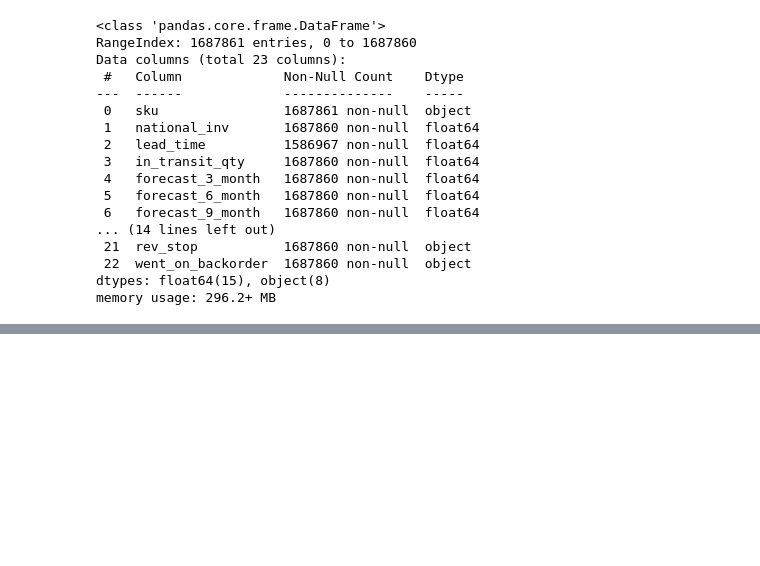
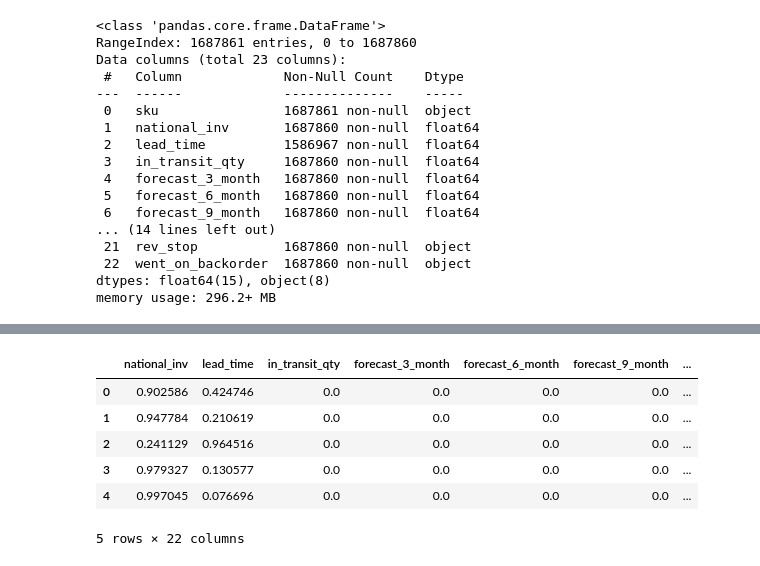
Before and after one commit to PurvanshBarodia/Backorder-Prediction, a Jupyter notebook: Backorder_Prediction.ipynb, the cells around one changed output, grey strips where cells are left out. Cells and saved outputs as stored; diff of their text form; code cells hidden in the pictures; blank space fills up the shorter version.

```diff
--- a/Backorder_Prediction.ipynb
+++ b/Backorder_Prediction.ipynb
@@ -84,0 +304,11 @@ memory usage: 296.2+ MB
+# %%
+t = pd.read_csv('cleaned_test.csv')
+t.head()
+# %% [output]
+|  | national_inv | lead_time | in_transit_qty | forecast_3_month | forecast_6_month | forecast_9_month | ... |
+| 0 | 0.902586 | 0.424746 | 0.0 | 0.0 | 0.0 | 0.0 | ... |
+| 1 | 0.947784 | 0.210619 | 0.0 | 0.0 | 0.0 | 0.0 | ... |
+| 2 | 0.241129 | 0.964516 | 0.0 | 0.0 | 0.0 | 0.0 | ... |
+| 3 | 0.979327 | 0.130577 | 0.0 | 0.0 | 0.0 | 0.0 | ... |
+| 4 | 0.997045 | 0.076696 | 0.0 | 0.0 | 0.0 | 0.0 | ... |
+5 rows × 22 columns
```
Also changed, not shown: parts of 20 cells of this notebook.
